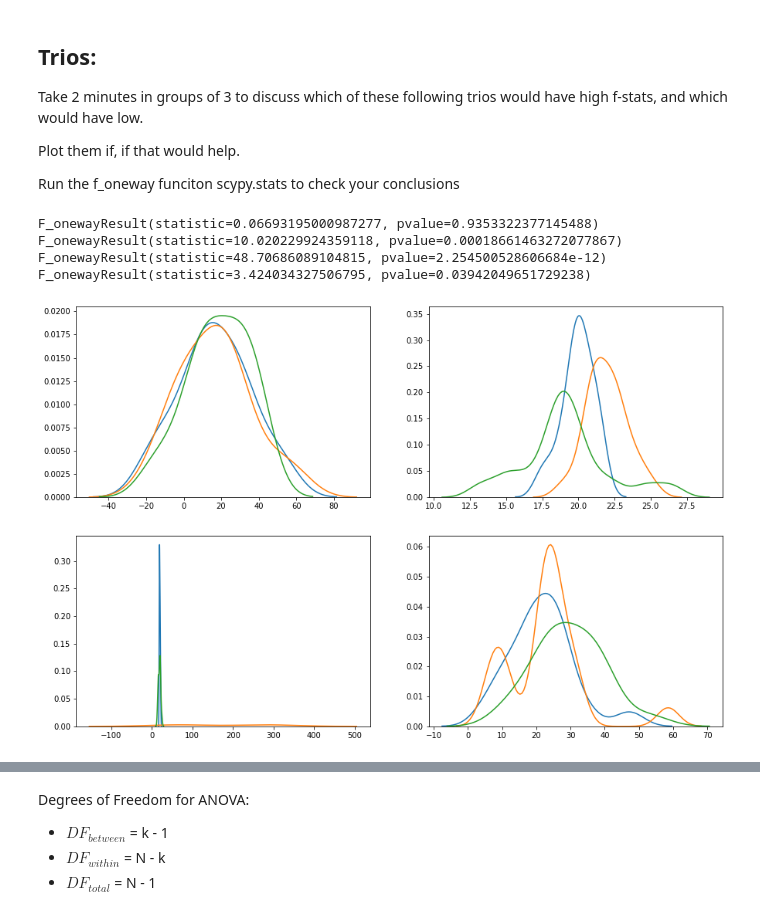
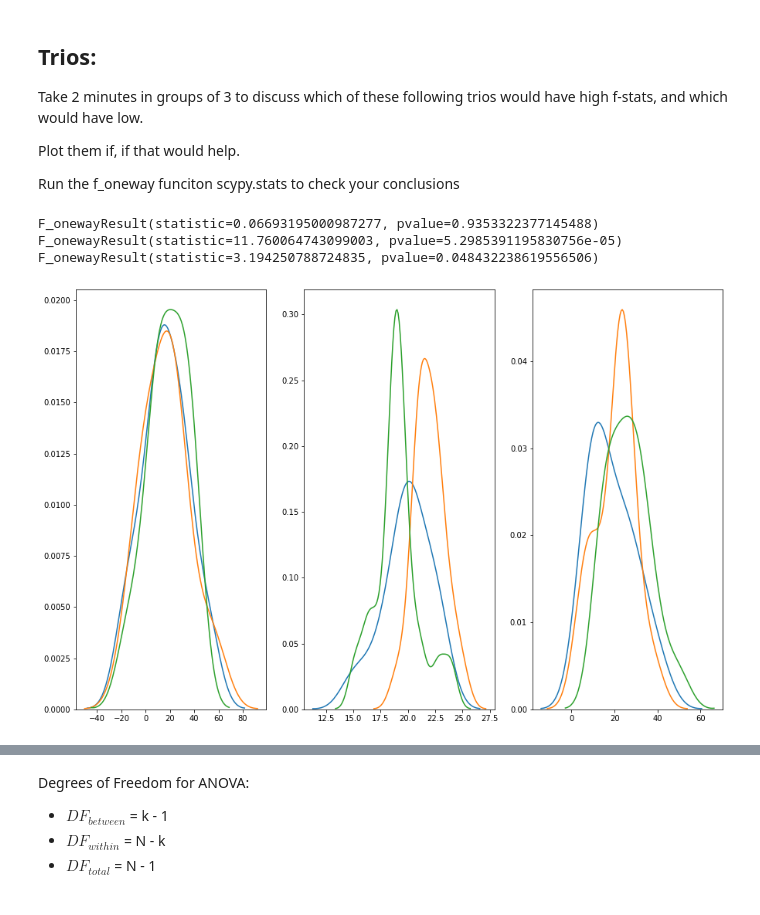
Before and after one commit to lecritch/ANOVA_seattle-chicago-dsc, a Jupyter notebook: index.ipynb, the cells around one changed output, grey strips where cells are left out. Drawn from its saved outputs; the diff is of its cells as text; code cells hidden in the pictures.

```diff
--- a/index.ipynb
+++ b/index.ipynb
@@ -61,38 +85,30 @@ Plot them if, if that would help.
 
 Run the f_oneway funciton scypy.stats to check your conclusions
 # %%
-fig, ax = plt.subplots(2,2, figsize=(15,10))
+fig, ax = plt.subplots(1,3, figsize=(15,10))
 
-sns.distplot(a, hist=False, ax=ax[0][0])
-sns.distplot(b, hist=False, ax=ax[0][0])
-sns.distplot(c, hist=False, ax=ax[0][0])
+sns.distplot(a, hist=False, ax=ax[0])
+sns.distplot(b, hist=False, ax=ax[0])
+sns.distplot(c, hist=False, ax=ax[0])
 
-sns.distplot(one, hist=False, ax=ax[0][1])
-sns.distplot(two, hist=False, ax=ax[0][1])
-sns.distplot(three, hist=False, ax=ax[0][1])
+sns.distplot(one, hist=False, ax=ax[1])
+sns.distplot(two, hist=False, ax=ax[1])
+sns.distplot(three, hist=False, ax=ax[1])
 
-sns.distplot(x, hist=False, ax=ax[1][0])
-sns.distplot(y, hist=False, ax=ax[1][0])
-sns.distplot(z, hist=False, ax=ax[1][0])
-
-sns.distplot(four, hist=False, ax=ax[1][1])
-sns.distplot(five, hist=False, ax=ax[1][1])
-sns.distplot(six, hist=False, ax=ax[1][1])
+sns.distplot(four, hist=False, ax=ax[2])
+sns.distplot(five, hist=False, ax=ax[2])
+sns.distplot(six, hist=False, ax=ax[2])
 
 # Large variance overcomes the difference in means, so low fstat
 print(stats.f_oneway(a,b,c))
 # Difference in means is able to overcome the small variance, so high fstat
 print(stats.f_oneway(one,two,three))
-# Difference in means is able to overcome variance, since the small sample size of large variance
-# is outweighed by the small variance in larger sample sizes
-print(stats.f_oneway(x,y,z))
 # Two samples are indistinguishable, but the third sample's large difference in means are able to overcome
 # the within group variance to distinguish itself.
 print(stats.f_oneway(four,five,six))
 # %% [output]
 F_onewayResult(statistic=0.06693195000987277, pvalue=0.9353322377145488)
-F_onewayResult(statistic=10.020229924359118, pvalue=0.00018661463272077867)
-F_onewayResult(statistic=48.70686089104815, pvalue=2.254500528606684e-12)
-F_onewayResult(statistic=3.424034327506795, pvalue=0.03942049651729238)
+F_onewayResult(statistic=11.760064743099003, pvalue=5.2985391195830756e-05)
+F_onewayResult(statistic=3.194250788724835, pvalue=0.048432238619556506)
-[figure, old version]
+[figure, new version]
 # %% [markdown]
```
Also changed, not shown: parts of 8 cells of this notebook, 4 other files.
